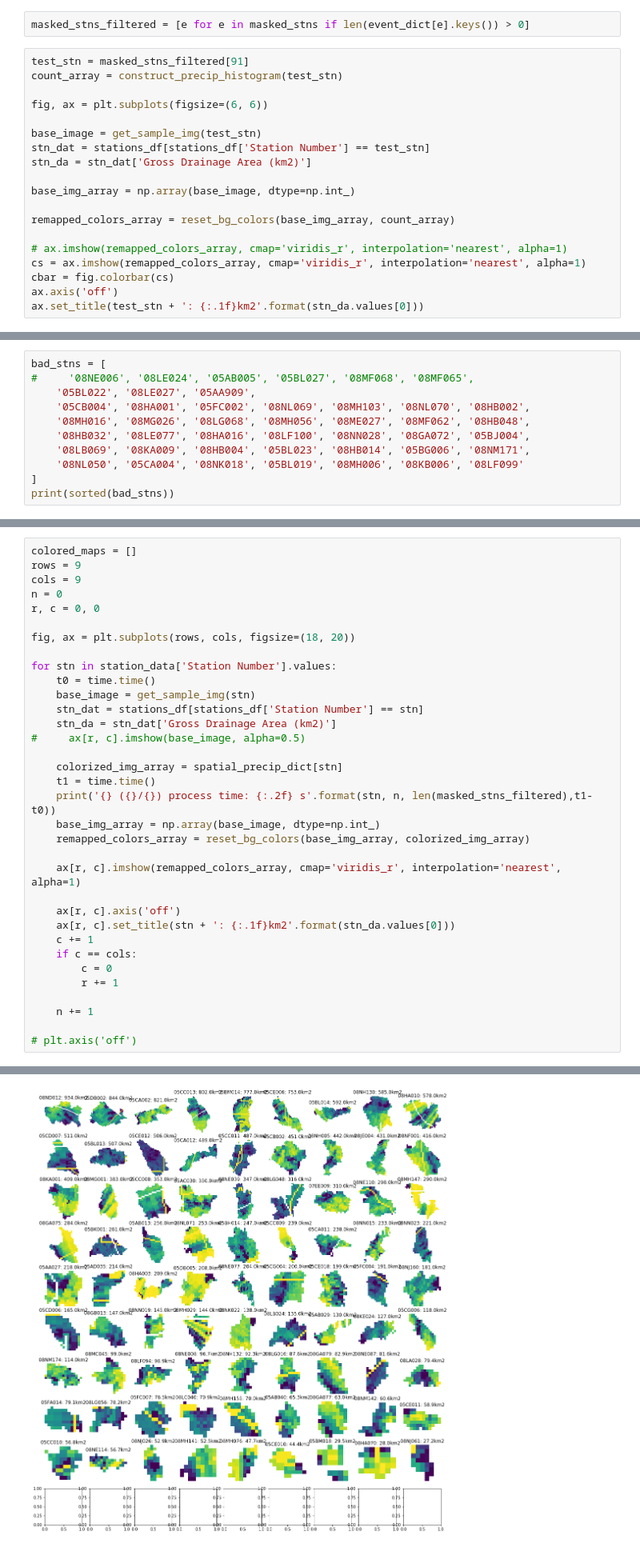
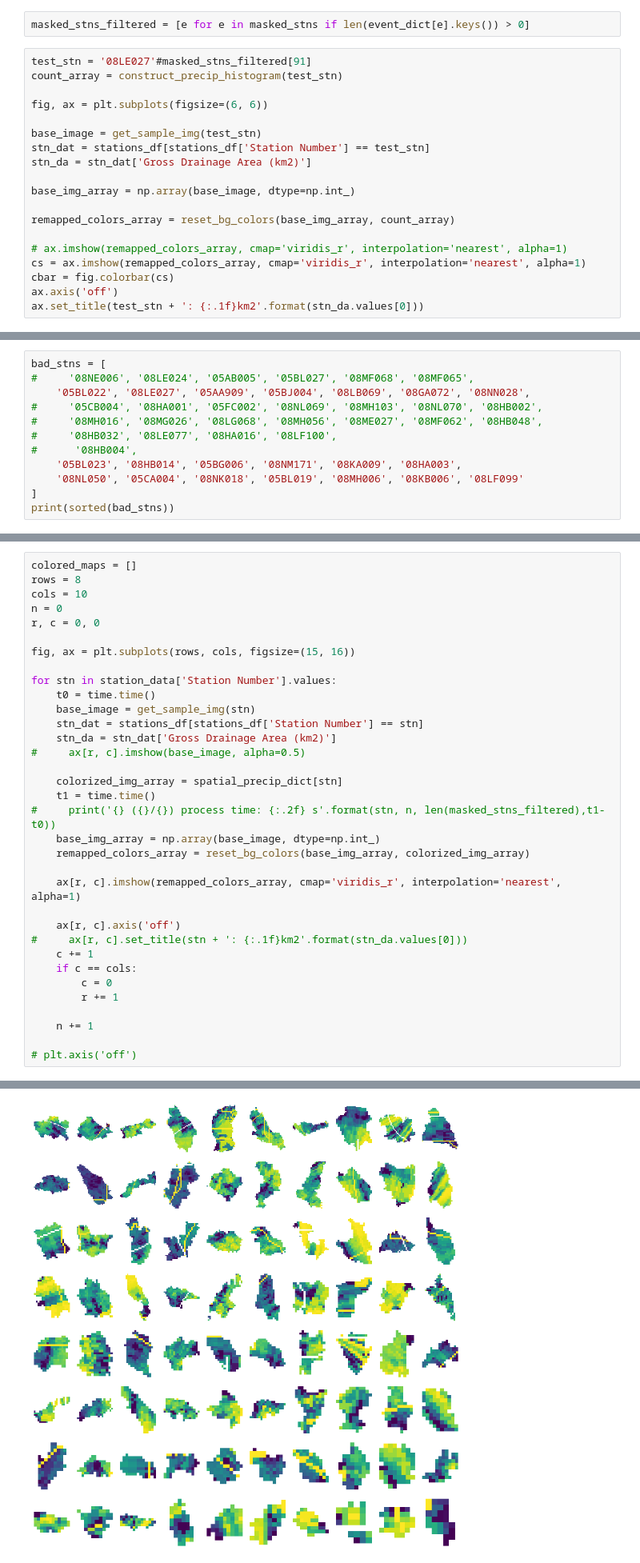
Before and after one commit to dankovacek/precip_radar, a Jupyter notebook: Process_Images.ipynb, the cells around one changed output, grey strips where cells are left out. Shown at 80% size. Drawn from its saved outputs; the diff is of its cells as text.

```diff
--- a/Process_Images.ipynb
+++ b/Process_Images.ipynb
@@ -364,7 +364,7 @@ def reset_bg_colors(base_img_array, new_img):
 # %%
 masked_stns_filtered = [e for e in masked_stns if len(event_dict[e].keys()) > 0]
 # %%
-test_stn = masked_stns_filtered[91]
+test_stn = '08LE027'#masked_stns_filtered[91]
 count_array = construct_precip_histogram(test_stn)
 
 fig, ax = plt.subplots(figsize=(6, 6))
@@ -397,11 +398,12 @@ plt.hist(count_array.flatten(), density=True)
 # %%
 bad_stns = [
 #     '08NE006', '08LE024', '05AB005', '05BL027', '08MF068', '08MF065',
-    '05BL022', '08LE027', '05AA909',
-    '05CB004', '08HA001', '05FC002', '08NL069', '08MH103', '08NL070', '08HB002',
-    '08MH016', '08MG026', '08LG068', '08MH056', '08ME027', '08MF062', '08HB048',
-    '08HB032', '08LE077', '08HA016', '08LF100', '08NN028', '08GA072', '05BJ004',
-    '08LB069', '08KA009', '08HB004', '05BL023', '08HB014', '05BG006', '08NM171',
+    '05BL022', '08LE027', '05AA909', '05BJ004', '08LB069', '08GA072', '08NN028',
+#     '05CB004', '08HA001', '05FC002', '08NL069', '08MH103', '08NL070', '08HB002',
+#     '08MH016', '08MG026', '08LG068', '08MH056', '08ME027', '08MF062', '08HB048',
+#     '08HB032', '08LE077', '08HA016', '08LF100',
+#      '08HB004',
+    '05BL023', '08HB014', '05BG006', '08NM171', '08KA009', '08HA003',
     '08NL050', '05CA004', '08NK018', '05BL019', '08MH006', '08KB006', '08LF099'
 ]
 print(sorted(bad_stns))
@@ -452,11 +455,11 @@ for i in range(1,40):
 # %%
 colored_maps = []
-rows = 9
-cols = 9
+rows = 8
+cols = 10
 n = 0
 r, c = 0, 0
 
-fig, ax = plt.subplots(rows, cols, figsize=(18, 20))
+fig, ax = plt.subplots(rows, cols, figsize=(15, 16))
 
 for stn in station_data['Station Number'].values:
     t0 = time.time()
@@ -467,14 +470,14 @@ for stn in station_data['Station Number'].values:
 
     colorized_img_array = spatial_precip_dict[stn]
     t1 = time.time()
-    print('{} ({}/{}) process time: {:.2f} s'.format(stn, n, len(masked_stns_filtered),t1-t0))
+#     print('{} ({}/{}) process time: {:.2f} s'.format(stn, n, len(masked_stns_filtered),t1-t0))
     base_img_array = np.array(base_image, dtype=np.int_)
     remapped_colors_array = reset_bg_colors(base_img_array, colorized_img_array)
 
     ax[r, c].imshow(remapped_colors_array, cmap='viridis_r', interpolation='nearest', alpha=1)
 
     ax[r, c].axis('off')
-    ax[r, c].set_title(stn + ': {:.1f}km2'.format(stn_da.values[0]))
+#     ax[r, c].set_title(stn + ': {:.1f}km2'.format(stn_da.values[0]))
     c += 1
     if c == cols:
         c = 0
@@ -504,2 +490,2 @@ for stn in station_data['Station Number'].values:
-[figure, old version]
+[figure, new version]
 # %%
```
Also changed, not shown: parts of 14 cells of this notebook, 7 other files.
